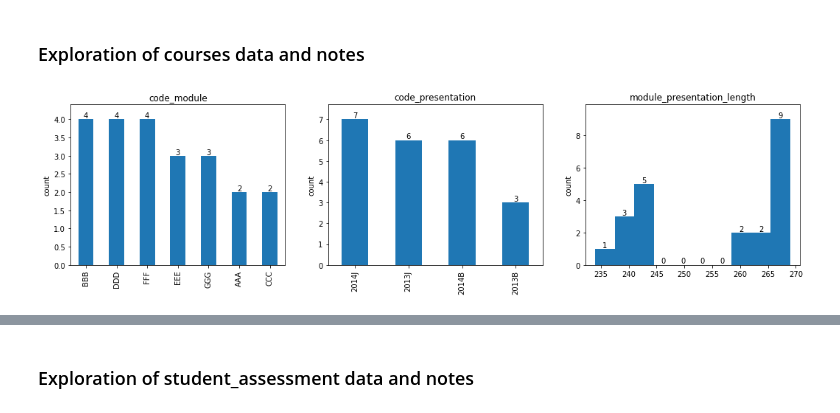
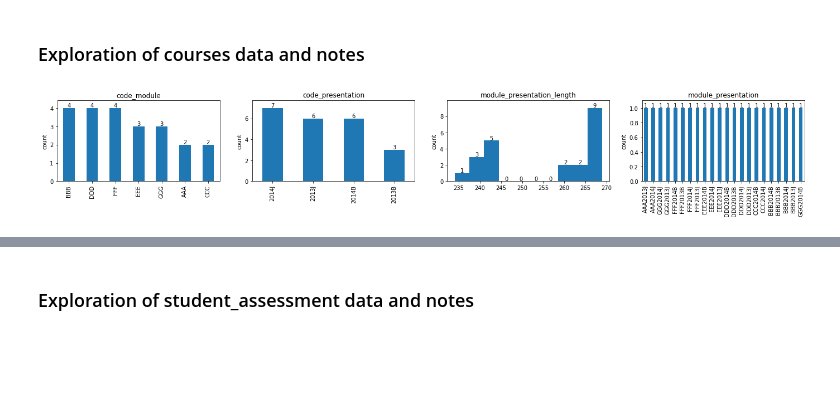
Before and after one commit to sustrev/SIADS697, a Jupyter notebook: EDA.ipynb, the cells around one changed output, grey strips where cells are left out. Cells and saved outputs as stored; diff of their text form; code cells hidden in the pictures; blank space fills up the shorter version.

```diff
--- a/EDA.ipynb
+++ b/EDA.ipynb
@@ -220,7 +220,11 @@ explore_df(assessments_raw)
 It looks as some classes had many more assessments than others, particularly FFF, even when taking into account that it was 4 times (see histogram below). Perhaps it will be easier to predict student success/failure in classes with more assignments due to having more datapoints. Also, there appears to be a spike in due dates for the assignments toward the end of the courses.
 # %% [markdown]
 ### Exploration of courses data and notes
-# %%
-explore_df(courses_raw)
-# %% [output]
-[figure, removed]
+# %%
+# combine code_module and code_presentation to understand specifically when each module was presented
+courses_mod_pres = courses_raw.copy()
+courses_mod_pres['module_presentation'] = courses_mod_pres['code_module'] + courses_mod_pres['code_presentation']
+
+explore_df(courses_mod_pres)
+# %% [output]
+[figure, added]
```
Also changed, not shown: parts of 12 cells of this notebook.
